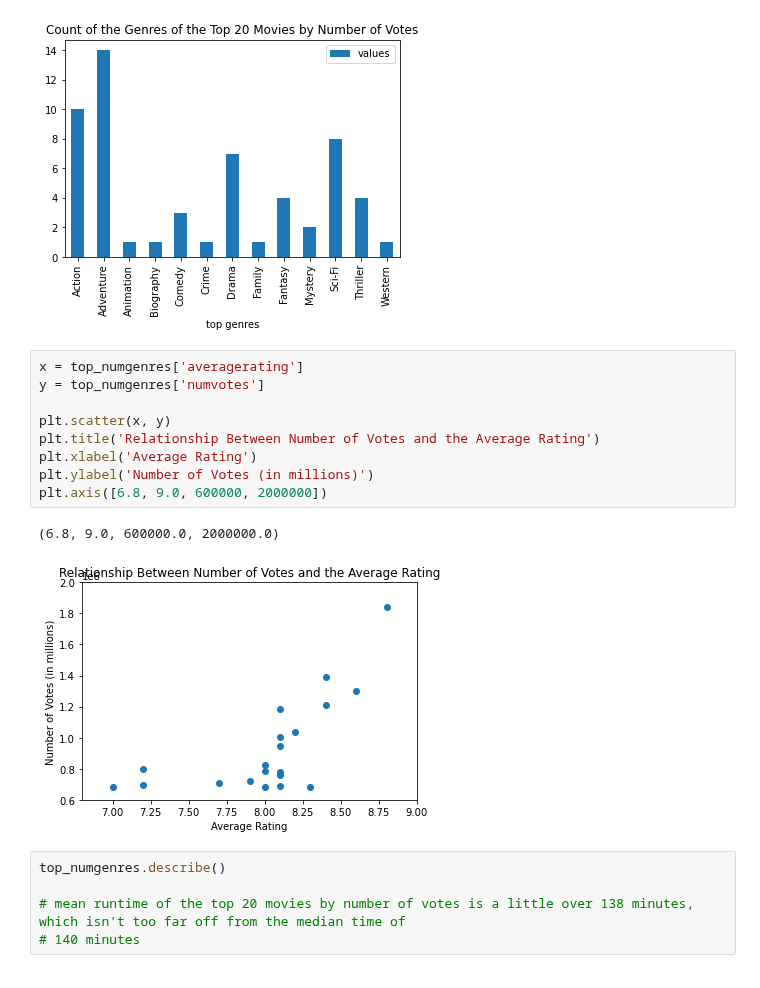
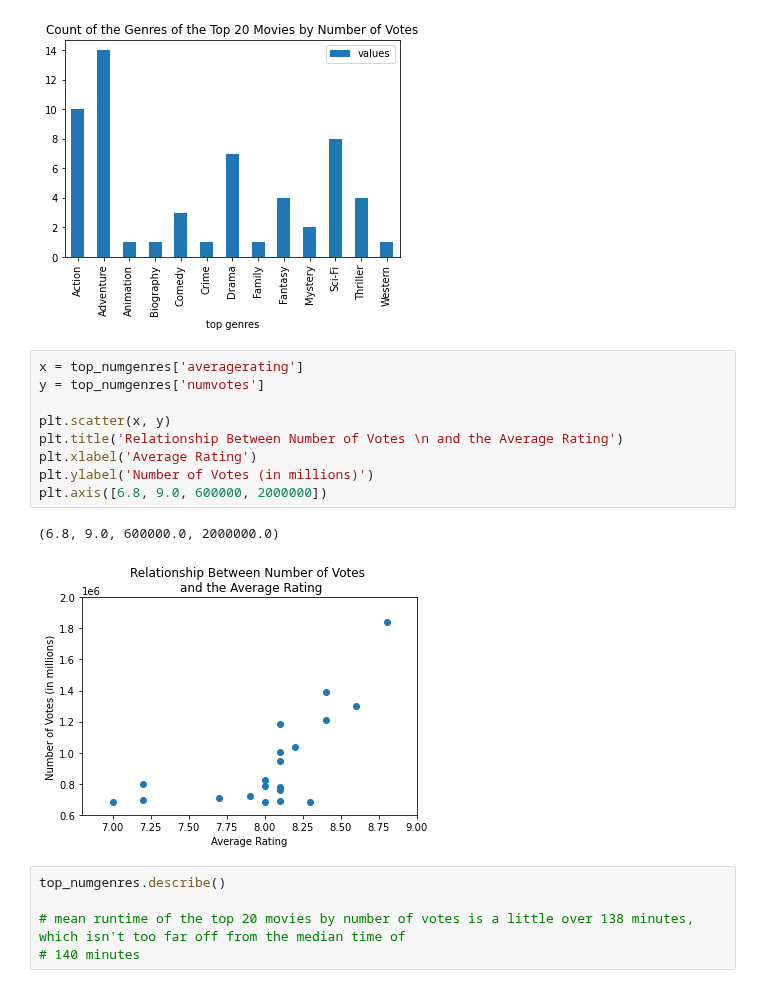
Before and after one commit to epradojr/Microsoft-Movie-Studio-Business-Proposition, a Jupyter notebook: imdb_tables.ipynb, the cells around one changed output. Saved outputs shown, nothing was run; the diff lists cells and outputs as text.

```diff
--- a/imdb_tables.ipynb
+++ b/imdb_tables.ipynb
@@ -274,15 +274,15 @@ Text(0.5, 1.0, 'Count of the Genres of the Top 20 Movies by Number of Votes')
 # %%
 x = top_numgenres['averagerating']
 y = top_numgenres['numvotes']
 
 plt.scatter(x, y)
-plt.title('Relationship Between Number of Votes and the Average Rating')
+plt.title('Relationship Between Number of Votes \n and the Average Rating')
 plt.xlabel('Average Rating')
 plt.ylabel('Number of Votes (in millions)')
 plt.axis([6.8, 9.0, 600000, 2000000])
 # %% [output]
 (6.8, 9.0, 600000.0, 2000000.0)
-[figure, old version]
+[figure, new version]
 # %%
 top_numgenres.describe()
 
```
Also changed, not shown: parts of 2 cells of this notebook.
